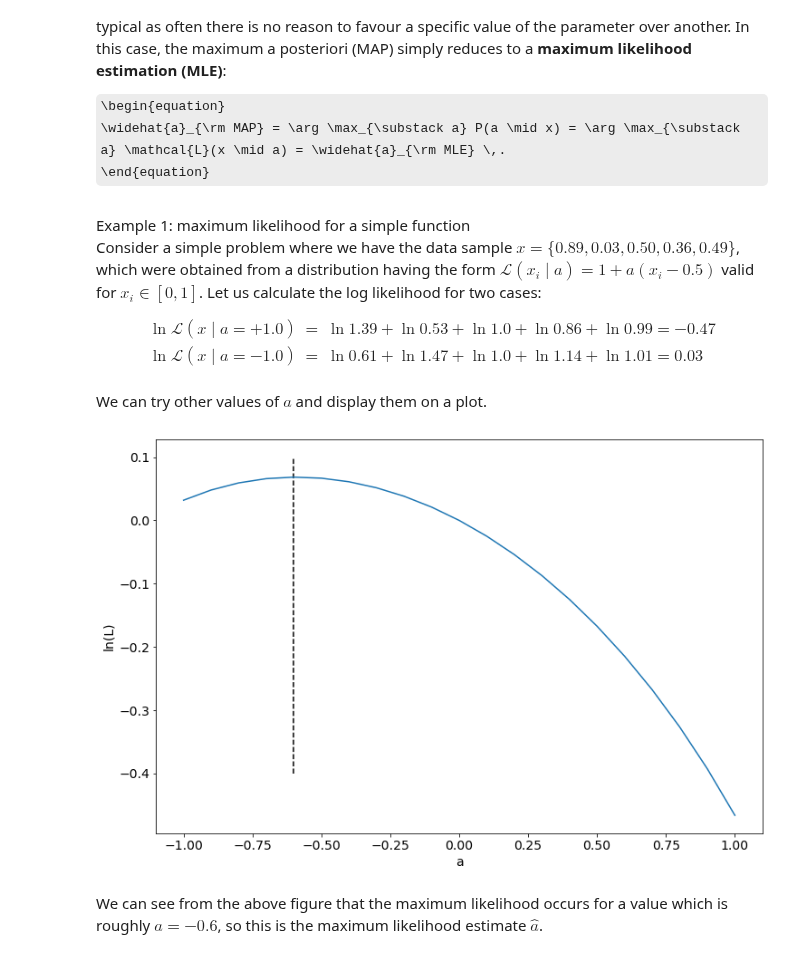
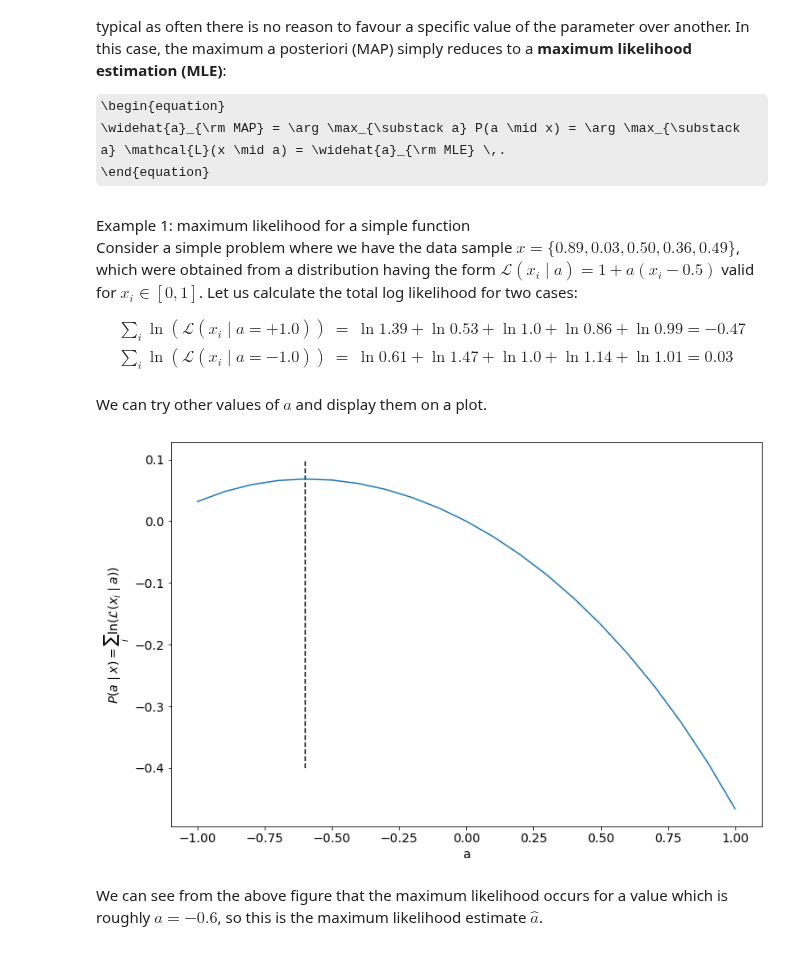
Before and after one commit to bretonr/intro_data_science, a Jupyter notebook: Chapter 4/Chapter 4.ipynb, the cells around one changed output. Drawn from its saved outputs; the diff is of its cells as text; code cells hidden in the pictures; some formulas as TeX source.

```diff
--- a/Chapter 4/Chapter 4.ipynb
+++ b/Chapter 4/Chapter 4.ipynb
@@ -183,31 +183,31 @@ We commonly refer to this situation as having _flat priors_. Dealing with $a$ be
 # %% [markdown]
 <div class="example">Example 1: maximum likelihood for a simple function</div>
 
-Consider a simple problem where we have the data sample $x = \{0.89, 0.03, 0.50, 0.36, 0.49\}$, which were obtained from a distribution having the form $\mathcal{L}(x_i \mid a) = 1 + a(x_i - 0.5)$ valid for $x_i \in [0,1]$. Let us calculate the log likelihood for two cases:
+Consider a simple problem where we have the data sample $x = \{0.89, 0.03, 0.50, 0.36, 0.49\}$, which were obtained from a distribution having the form $\mathcal{L}(x_i \mid a) = 1 + a(x_i - 0.5)$ valid for $x_i \in [0,1]$. Let us calculate the total log likelihood for two cases:
 
 \begin{eqnarray}
-  \ln \mathcal{L}(x \mid a=+1.0) &=& \ln 1.39 + \ln 0.53 + \ln 1.0 + \ln 0.86 + \ln 0.99 = -0.47 \\
-  \ln \mathcal{L}(x \mid a=-1.0) &=& \ln 0.61 + \ln 1.47 + \ln 1.0 + \ln 1.14 + \ln 1.01 = 0.03 \\
+  \sum_i \ln\left(\mathcal{L}(x_i \mid a=+1.0)\right) &=& \ln 1.39 + \ln 0.53 + \ln 1.0 + \ln 0.86 + \ln 0.99 = -0.47 \\
+  \sum_i \ln\left(\mathcal{L}(x_i \mid a=-1.0)\right) &=& \ln 0.61 + \ln 1.47 + \ln 1.0 + \ln 1.14 + \ln 1.01 = 0.03 \\
 \end{eqnarray}
 
 We can try other values of $a$ and display them on a plot.
 # %%
 x = np.r_[0.89, 0.03, 0.50, 0.36, 0.49]
 
 P = lambda a_: 1 + a_*(x - 0.5)
 
 a = np.linspace(-1,1,21)
 calc_ln_L = []
 for ai in a:
     calc_ln_L.append( np.log(P(ai)).sum() )
 
 fig, ax = plt.subplots(figsize=(12,8))
 ax.plot(a, calc_ln_L)
 ax.vlines(-0.6, -0.4, 0.1, linestyles='--')
 ax.set_xlabel('a')
-ax.set_ylabel('ln(L)');
+ax.set_ylabel(r'$P(a \mid x) = \sum_i \ln\left(\mathcal{L}(x_i \mid a)\right)$');
 # %% [output]
-[figure, old version]
+[figure, new version]
 # %% [markdown]
 We can see from the above figure that the maximum likelihood occurs for a value which is roughly $a = -0.6$, so this is the maximum likelihood estimate $\widehat{a}$.
 # %% [markdown]
```
